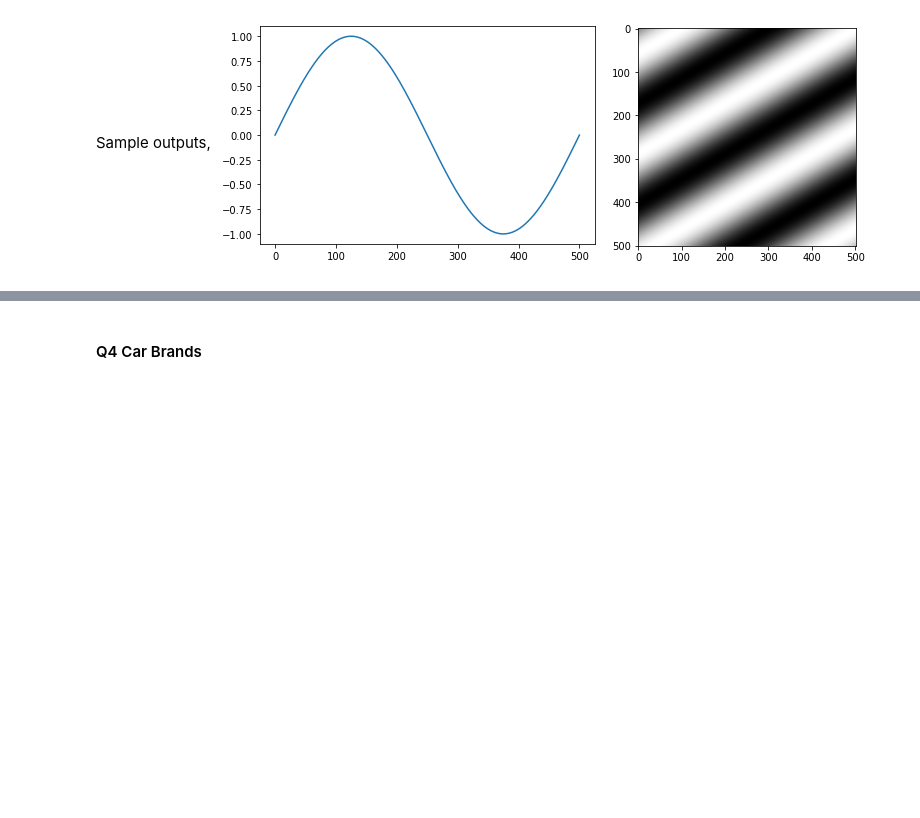
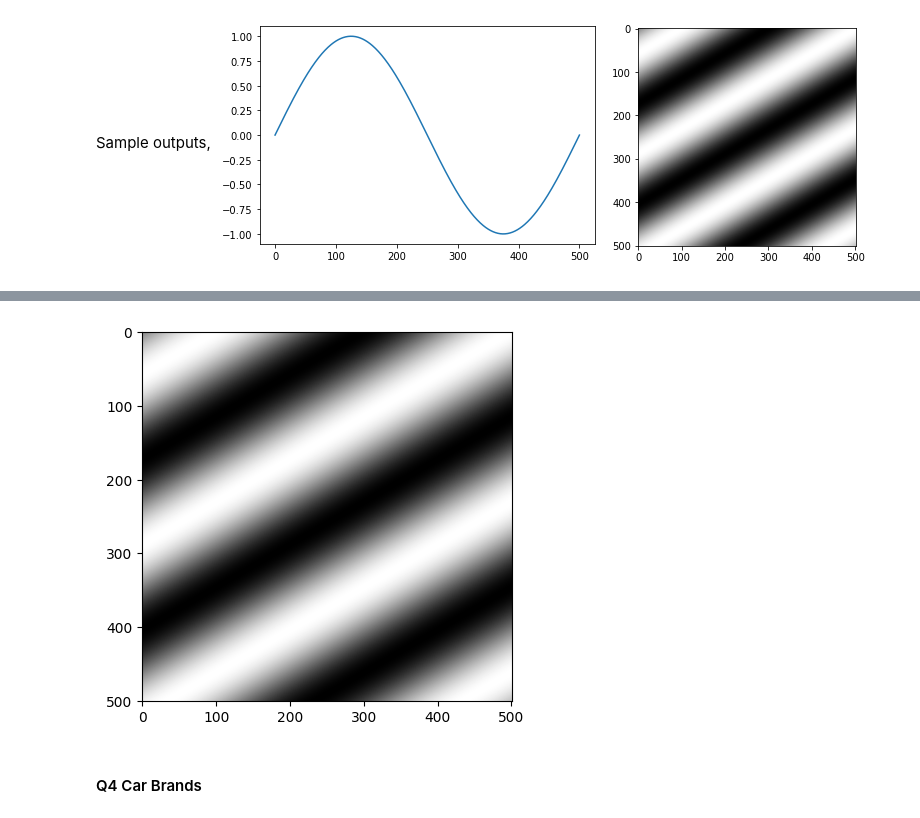
Before and after one commit to Rishikesh-Jadhav/Robot-Learning, a Jupyter notebook: Assignment1/RL_Assignment1.ipynb, the cells around one changed output, grey strips where cells are left out. Saved outputs shown, nothing was run; the diff lists cells and outputs as text; code cells hidden in the pictures; blank space fills up the shorter version.

```diff
--- a/Assignment1/RL_Assignment1.ipynb
+++ b/Assignment1/RL_Assignment1.ipynb
@@ -89,18 +95,20 @@ plt.show()
 # %%
 #### Given a 2D mesh grid
 X, Y = np.meshgrid(time, time)
 #### wavelength and angle of rotation(phi) of the sin wave in 2d. Imagine a 2D sine wave is being rotating about the Z axes
 wavelength = 200
 phi = np.pi / 3
 
 #### Calculate the sin wave in 2d space using the formula sin(2*pi*(x'/wavelength)) where x'=Xcos(phi) + Ysin(phi)
-grating =
+grating = np.sin(2 * np.pi * ((X * np.cos(phi) + Y * np.sin(phi)) / wavelength))
 
 #### Plot the wave
 #### Intuition, think of the white area as hills and the black areas as valleys
 plt.set_cmap("gray")
 plt.imshow(grating)
 plt.show()
+# %% [output]
+[figure, added]
 # %% [markdown]
 #### Q4 Car Brands
 # %%
```
Also changed, not shown: parts of 21 cells of this notebook.
